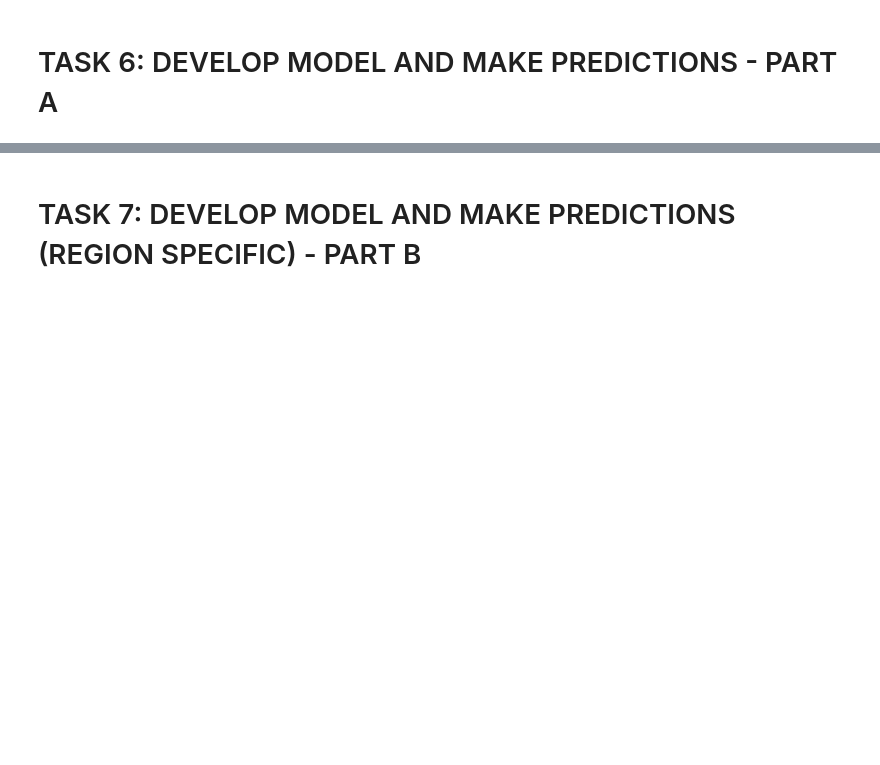
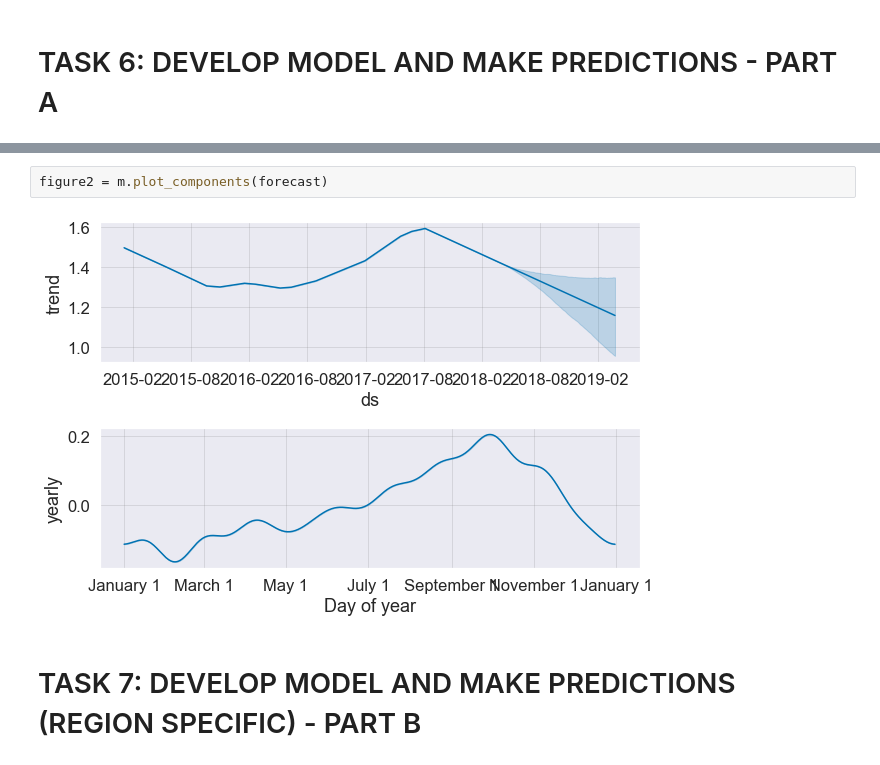
Before and after one commit to rajneesh231/Predicting-Product-Prices-FbProphet, a Jupyter notebook: Predict Future Prices Using Facebook Prophet.ipynb, the cells around one changed output, grey strips where cells are left out. Saved outputs shown, nothing was run; the diff lists cells and outputs as text; blank space fills up the shorter version.

```diff
--- a/Predict Future Prices Using Facebook Prophet.ipynb
+++ b/Predict Future Prices Using Facebook Prophet.ipynb
@@ -230,3 +260,7 @@ avacado_df_prophet
+# %%
+figure2 = m.plot_components(forecast)
+# %% [output]
+[figure, added]
 # %% [markdown]
 # TASK 7: DEVELOP MODEL AND MAKE PREDICTIONS (REGION SPECIFIC) - PART B
 # %%
```
Also changed, not shown: parts of 4 cells of this notebook.
